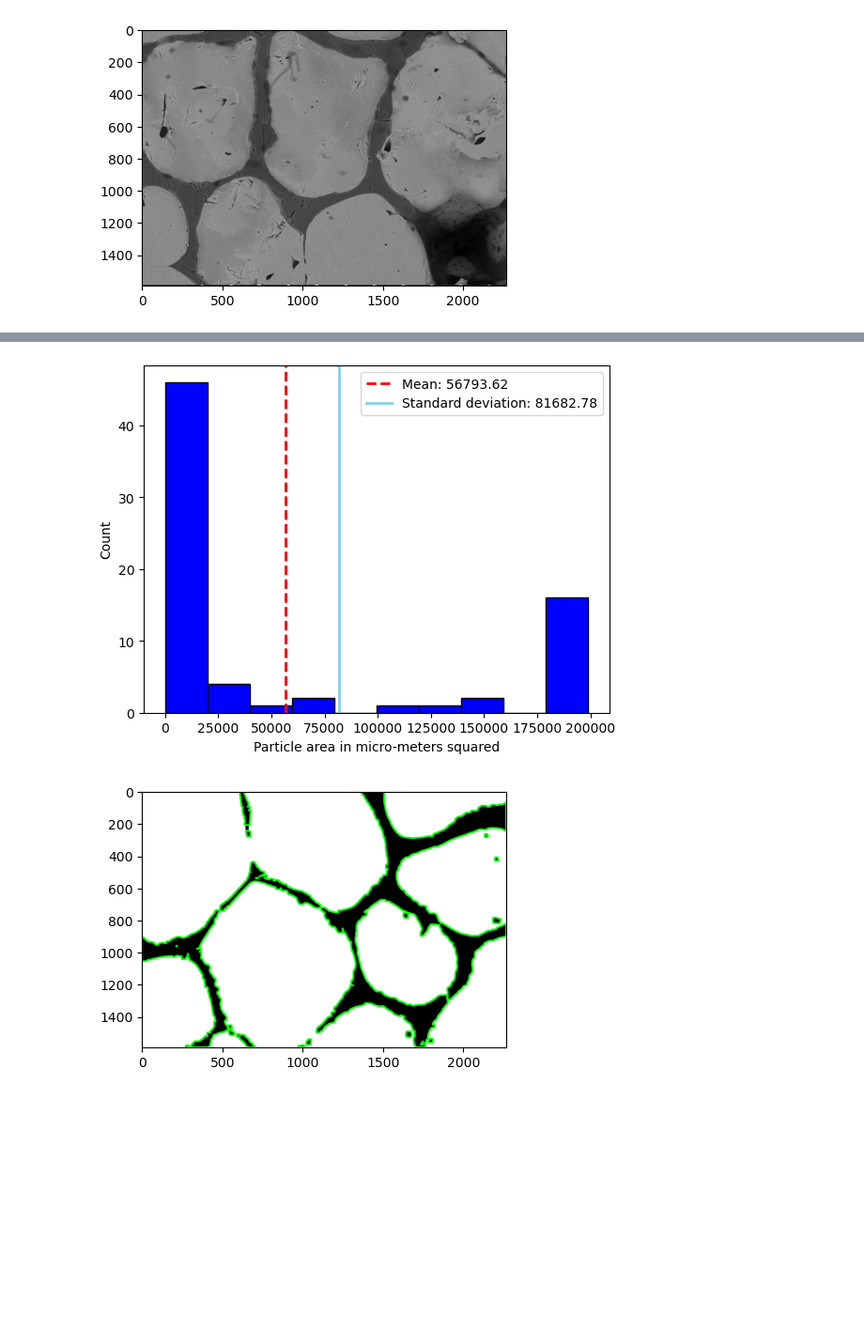
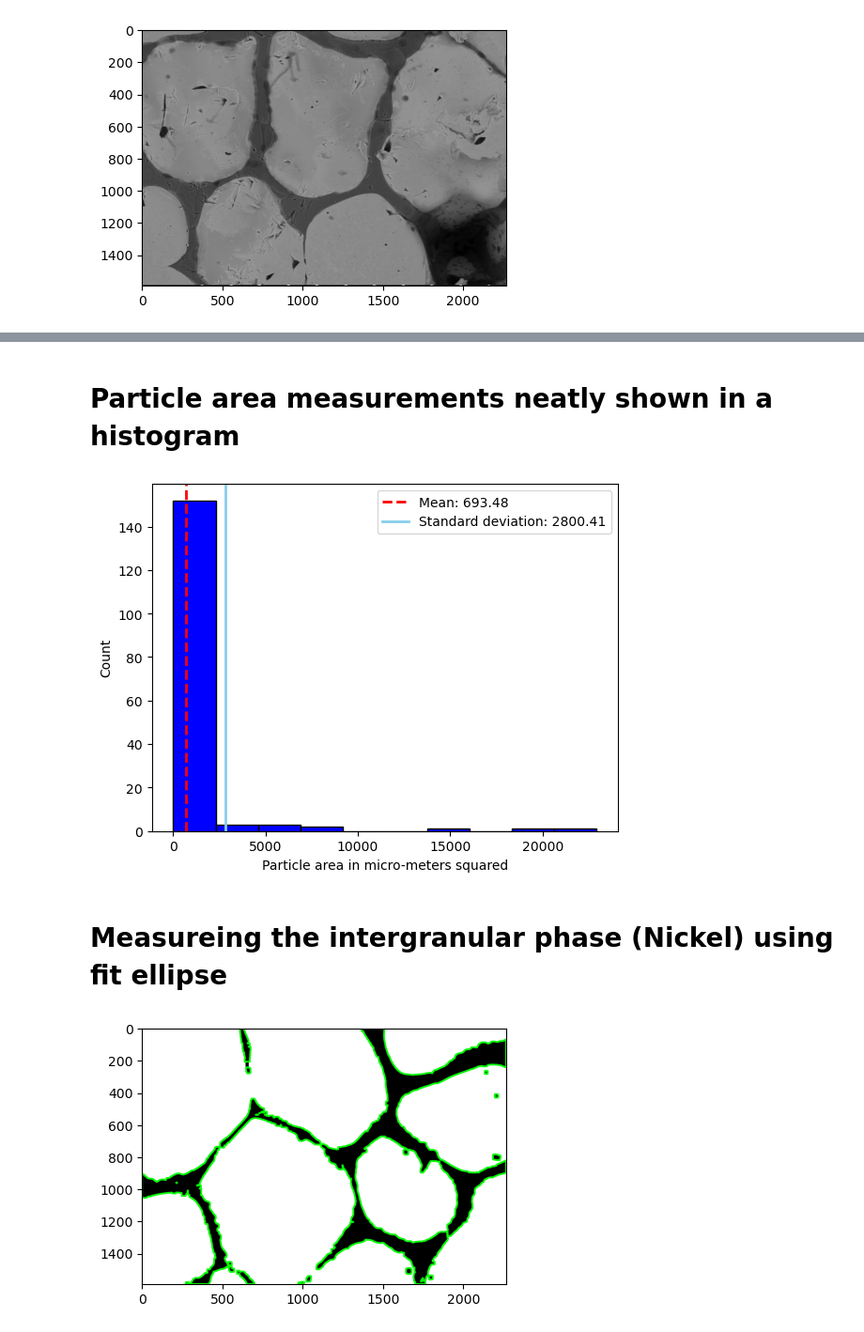
Before and after one commit to Not-Mazapan/MASE-6401-PROJECT, a Jupyter notebook: Gonzalez_Jose_Project.ipynb, the cells around one changed output, grey strips where cells are left out. Shown at 94% size. Cells and saved outputs as stored; diff of their text form; code cells hidden in the pictures; blank space fills up the shorter version.

```diff
--- a/Gonzalez_Jose_Project.ipynb
+++ b/Gonzalez_Jose_Project.ipynb
@@ -26,6 +72,8 @@ area_ten = width_mm * thickness_mm
 # %%
 #Stress calculation
 load_data['Stress (MPa)'] = -load_data['Load Cell Full Scale (N)']/area_ten
+schema['Mechanical Properties']['Stress']['Values'] = { "Calculated values": load_data['Stress (MPa)'].tolist(),
+                                                        "Description": "Calculated values by dividing load data vs area"}
 load_data['Stress (MPa)'].head()
 # %% [output]
 0   -0.196770
@@ -47,8 +95,12 @@ dic_data.head()
 | 3 | 3 | -2.468980e-04 | -4.371670e-04 |
 | 4 | 4 | -2.326000e-04 | -3.655580e-04 |
 # %%
+#Renaming the strain from DIC (eyy Lagrange) to Strain for simplicity
 load_data['Strain'] = -dic_data['eyy [1] - Lagrange'] / gauge_length
 load_data['Strain (%)'] = load_data['Strain']*100
+schema['Mechanical Properties']['Strain']['Values'] = { "Calculated values": load_data['Strain'].tolist(),
+                                                        'Description': "Strain values calculated from strain values obtained from DIC"
+                                                      }
 # %%
 #linear regression function, it will be overused in the following sections
 def linear_reg(x, y):
@@ -142,6 +194,15 @@ plt.legend(loc = 'lower right')
 
 plt.savefig('Stress v strain graph.png')
 plt.show()
+
+schema['Mechanical Properties']['UTS'] = { "Value" : "UTS",
+                                           "Description" : "Ultimate tensile strength, found by the highsest stress value",
+                                           "Units": "MPa"
+                                         }
+schema['Mechanical Properties']['Yield Strength'] = { "Value" : offsety,
+                                                      "Description": "Yield strength, calculated using the linear regression function developed in class",
+                                                      "Units": "MPa"
+                                                    }
 # %% [output]
 [figure]
 # %% [markdown]
@@ -171,11 +232,10 @@ scale_bar = 100 #What is the value of the scale bar (um by default)
 distance_in_pixels = 1014
 px2um = (scale_bar/distance_in_pixels)
 
-#Sample thickness
-tot_t = 40
-
-#Slice thickness
-s_t = 10
+schema['Scale'] = { "Description": "Since we are using pictures with scale bars the conversion from pixels to um has to be set manually",
+                    "Distance in pixels" : distance_in_pixels,
+                    "Scale bar value (um)": scale_bar
+                  }
 # %% [output]
 [figure]
 [figure]
@@ -290,18 +368,29 @@ The average grain size is: 37.54783530041546
+# %% [markdown]
+# Particle area measurements neatly shown in a histogram
 # %%
+particle_size = np.array(particle_size)*px2um
+mean_part = np.mean(particle_size)
+std_part = np.std(particle_size)
 
-mean_part = np.mean(np.clip(particle_size, 0, particle_size[1]))
-std_part = np.std(np.clip(particle_size, 0, particle_size[1]))
-
-plt.hist(np.clip(particle_size, 0, particle_size[1]), color = 'blue', edgecolor = 'black')
+plt.hist(particle_size, color = 'blue', edgecolor = 'black')
 plt.axvline(mean_part, color = 'red', linestyle = 'dashed', linewidth =2, label = f'Mean: {mean_part:.2f}')
 plt.axvline(std_part, color = 'skyblue', linewidth = 2, label = f'Standard deviation: {std_part:.2f}')
 plt.legend()
 plt.xlabel('Particle area in micro-meters squared')
 plt.ylabel('Count')
-plt.savefig('Nodular area histogram.png')
+plt.savefig('Particle area.png')
 plt.show()
+
+schema['Image analysis results']['Particle area']['Values'] = { "Particle areas": particle_size.tolist(),
+                                                                "Mean particle area": mean_part,
+                                                                "Standard deviatoin": std_part,
+                                                                "Description": "The area of the large grains, in um squared",
+                                                                "Units": "Micrometers ^2"
+                                                              }
 # %% [output]
-[figure, old version]
+[figure, new version]
+# %% [markdown]
+# Measureing the intergranular phase (Nickel) using fit ellipse
 # %%
 phase_area = []
 nickel_areas = []
```
Also changed, not shown: parts of 12 cells of this notebook.
